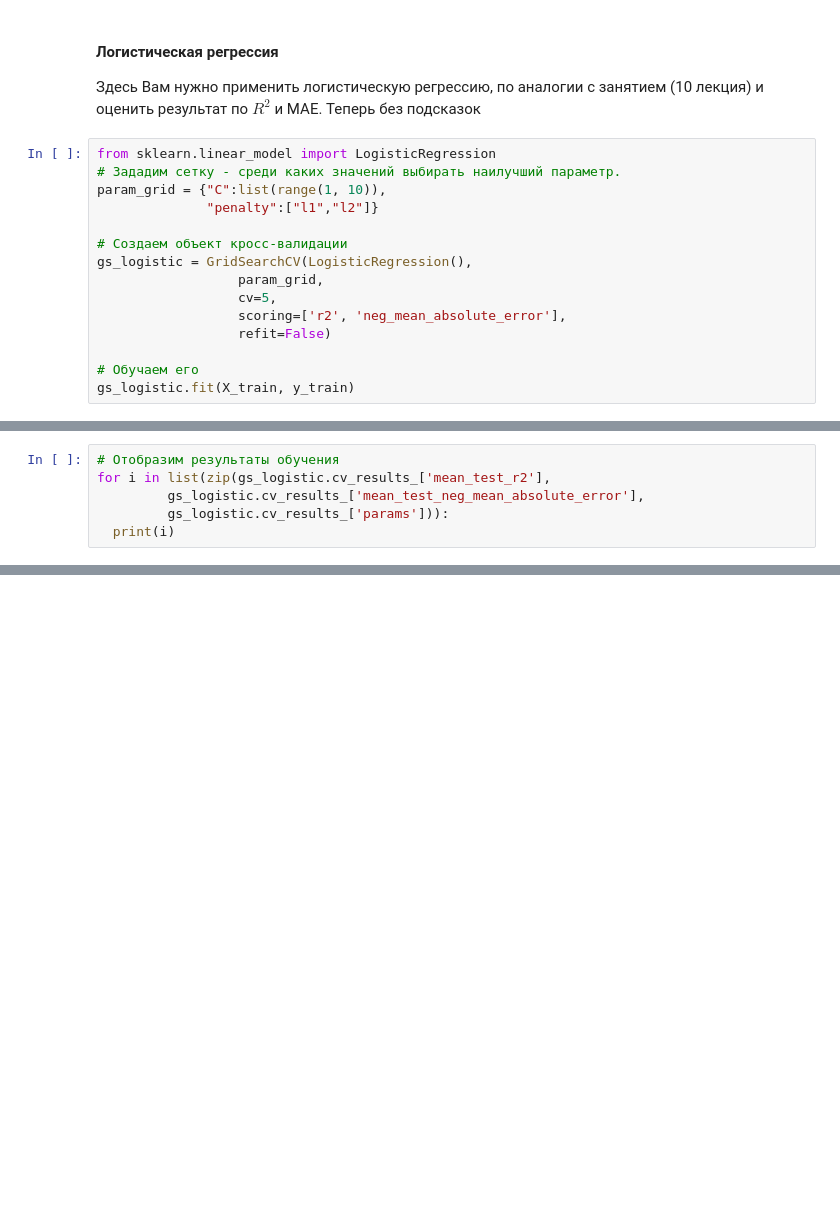
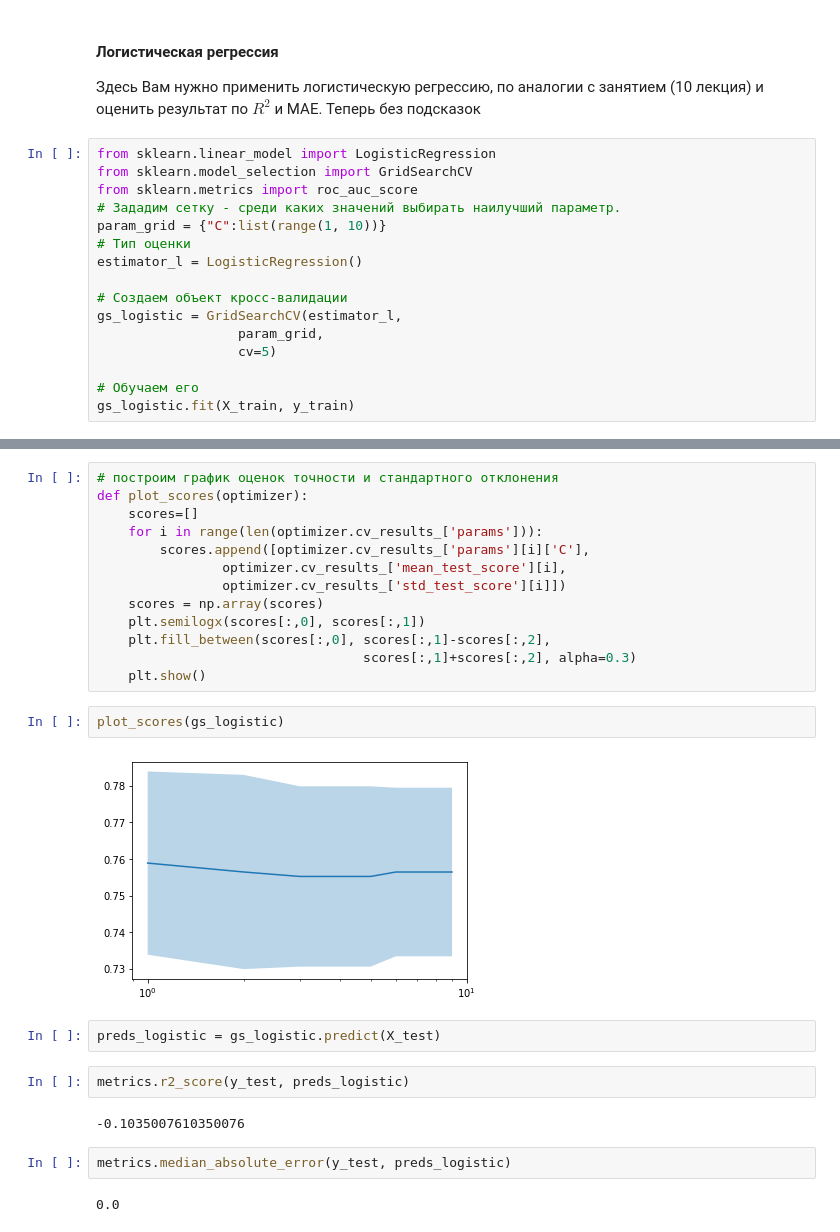
Before and after one commit to alexmal2804/hwds, a Jupyter notebook: Копия_блокнота_"Большое_ДЗ_1_ipynb".ipynb, the cells around one changed output, grey strips where cells are left out. Drawn from its saved outputs; the diff is of its cells as text; blank space fills up the shorter version.

```diff
--- a/Копия_блокнота_"Большое_ДЗ_1_ipynb".ipynb
+++ b/Копия_блокнота_"Большое_ДЗ_1_ipynb".ipynb
@@ -513,16 +513,17 @@ weighted avg       0.82      0.81      0.81       145
 Теперь без подсказок
 # %%
 from sklearn.linear_model import LogisticRegression
+from sklearn.model_selection import GridSearchCV
+from sklearn.metrics import roc_auc_score
 # Зададим сетку - среди каких значений выбирать наилучший параметр.
-param_grid = {"C":list(range(1, 10)),
-              "penalty":["l1","l2"]}
+param_grid = {"C":list(range(1, 10))}
+# Тип оценки
+estimator_l = LogisticRegression()
 
 # Создаем объект кросс-валидации
-gs_logistic = GridSearchCV(LogisticRegression(),
+gs_logistic = GridSearchCV(estimator_l,
                   param_grid,
-                  cv=5,
-                  scoring=['r2', 'neg_mean_absolute_error'],
-                  refit=False)
+                  cv=5)
 
 # Обучаем его
 gs_logistic.fit(X_train, y_train)
@@ -544,6 +543,0 @@ GridSearchCV(cv=5, error_score=nan,
-# %%
-# Отобразим результаты обучения
-for i in list(zip(gs_logistic.cv_results_['mean_test_r2'],
-         gs_logistic.cv_results_['mean_test_neg_mean_absolute_error'],
-         gs_logistic.cv_results_['params'])):
-  print(i)
@@ -583,0 +557,27 @@ LogisticRegression(C=1291.5496650148827, class_weight=None, dual=False,
+# %%
+# построим график оценок точности и стандартного отклонения
+def plot_scores(optimizer):
+    scores=[]
+    for i in range(len(optimizer.cv_results_['params'])):
+        scores.append([optimizer.cv_results_['params'][i]['C'],
+                optimizer.cv_results_['mean_test_score'][i],
+                optimizer.cv_results_['std_test_score'][i]])
+    scores = np.array(scores)
+    plt.semilogx(scores[:,0], scores[:,1])
+    plt.fill_between(scores[:,0], scores[:,1]-scores[:,2],
+                                  scores[:,1]+scores[:,2], alpha=0.3)
+    plt.show()
+# %%
+plot_scores(gs_logistic)
+# %% [output]
+[figure, added]
+# %%
+preds_logistic = gs_logistic.predict(X_test)
+# %%
+metrics.r2_score(y_test, preds_logistic)
+# %% [output]
+-0.1035007610350076
+# %%
+metrics.median_absolute_error(y_test, preds_logistic)
+# %% [output]
+0.0
```
Also changed, not shown: parts of 5 cells of this notebook.
